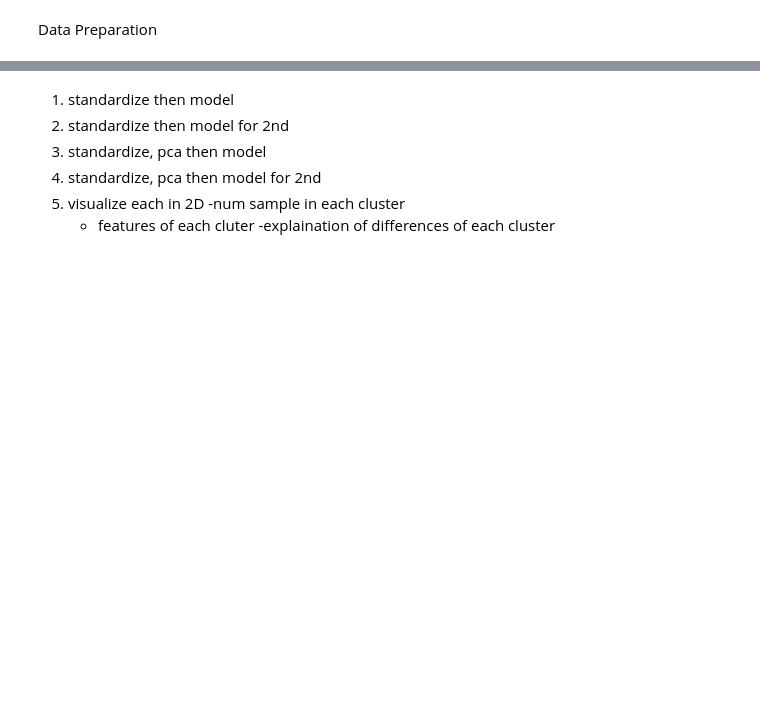
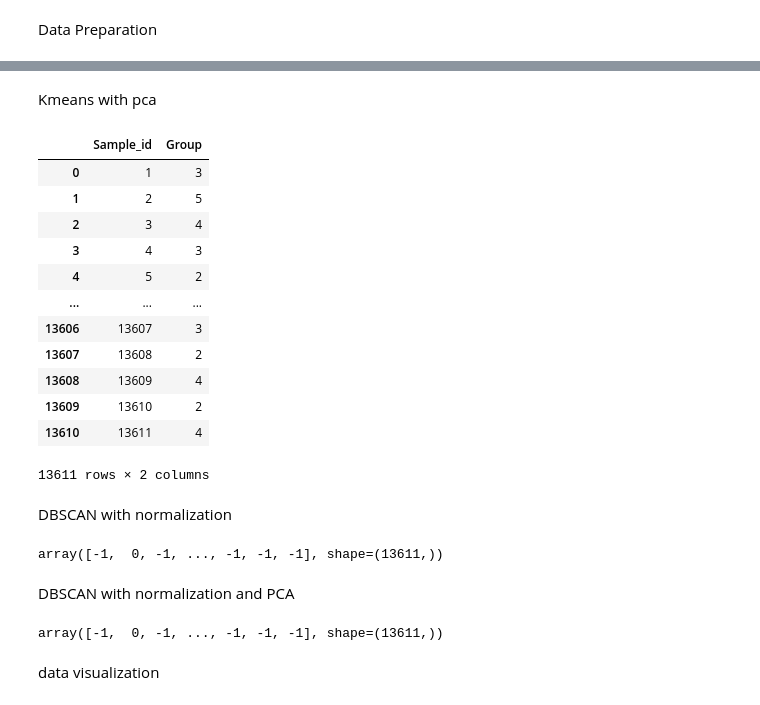
Before and after one commit to MelvinDacanay/ML_Project_1_And_2, a Jupyter notebook: Project_2/test2.ipynb, the cells around one changed output, grey strips where cells are left out. Saved outputs shown, nothing was run; the diff lists cells and outputs as text; code cells hidden in the pictures; blank space fills up the shorter version.

```diff
--- a/Project_2/test2.ipynb
+++ b/Project_2/test2.ipynb
@@ -66,9 +68,57 @@ pd.DataFrame(
-# %% [markdown]
-1. standardize then model
-1. standardize then model for 2nd
-1. standardize, pca then model
-1. standardize, pca then model for 2nd
-1. visualize each in 2D
-    -num sample in each cluster
-    - features of each cluter
-    -explaination of differences of each cluster
+# %% [markdown]
+Kmeans with pca
+# %%
+# Kmeans Train the dataset on the data an output the groups
+x_p = ss.fit_transform(x)
+pca_1 = pca.fit(x)
+x_p = pca_1.fit_transform(x) # pca_1.explained_variance_
+km = k_means(x_p[:,:-9], n_clusters=7, random_state=41)
+km[-2] #resulting classifications
+
+df_kp = pd.DataFrame(
+    data=[
+        df.iloc[:,0],
+        km[-2]
+    ],
+    index=["Sample_id","Group"],
+).transpose()
+
+df_kp # (df_k == df_kp).sum() #num of matches
+# %% [output]
+|  | Sample_id | Group |
+| 0 | 1 | 3 |
+| 1 | 2 | 5 |
+| 2 | 3 | 4 |
+| 3 | 4 | 3 |
+| 4 | 5 | 2 |
+| ... | ... | ... |
+| 13606 | 13607 | 3 |
+| 13607 | 13608 | 2 |
+| 13608 | 13609 | 4 |
+| 13609 | 13610 | 2 |
+| 13610 | 13611 | 4 |
+13611 rows × 2 columns
+# %% [markdown]
+DBSCAN with normalization
+# %%
+x_b = df.iloc[:,:-1]
+x_b = ss.fit_transform(x_b)
+dbs = DBSCAN(eps=.5, min_samples=7, metric='euclidean', algorithm='auto')
+m = dbs.fit_predict(x_b) # np.unique(dbs.fit_predict(x))
+m # results
+# %% [output]
+array([-1,  0, -1, ..., -1, -1, -1], shape=(13611,))
+# %% [markdown]
+DBSCAN with normalization and PCA
+# %%
+x_bp = df.iloc[:,:-1]
+x_bp = ss.fit_transform(x_bp)
+x_bp = pca.fit_transform(x_bp)
+dbs = DBSCAN(eps=.5, min_samples=15, metric='euclidean', algorithm='auto')
+npca = dbs.fit_predict(x_bp[:,:-10]) # np.unique(dbs.fit_predict(x))
+npca # (m == npca).sum() # difference between the results
+# np.unique(npca)
+# %% [output]
+array([-1,  0, -1, ..., -1, -1, -1], shape=(13611,))
+# %% [markdown]
+data visualization
```
Also changed, not shown: parts of 10 cells of this notebook, 2 other files.
